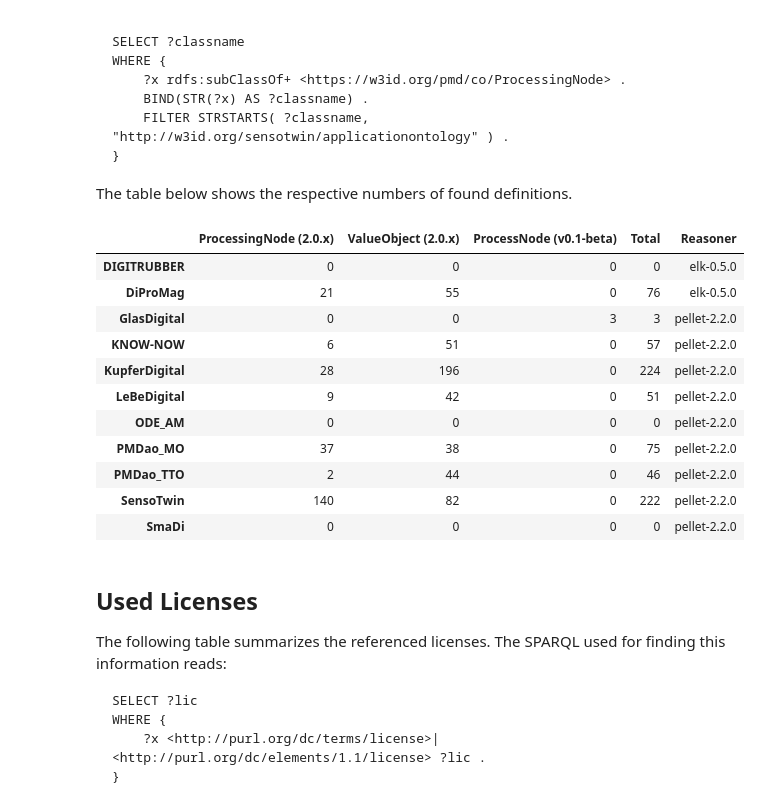
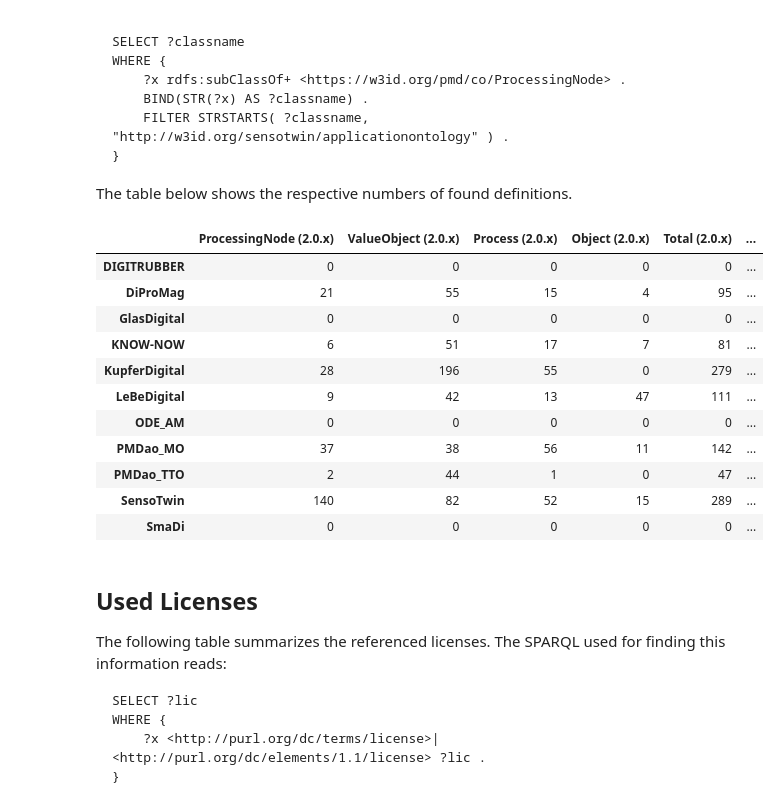
Before and after one commit to materialdigital/materialdigital1_ontology_collection, a Jupyter notebook: eval.ipynb, the cells around one changed output. Cells and saved outputs as stored; diff of their text form; code cells hidden in the pictures.

Commit message:
added base concepts from pmdco

```diff
--- a/eval.ipynb
+++ b/eval.ipynb
@@ -128,25 +128,29 @@ The table below shows the respective numbers of found definitions.
 # %%
 pmdusage = {ont: {
     'ProcessingNode (2.0.x)': item['processingnodes']['pmdco-2.0.7']['count'],
     'ValueObject (2.0.x)': item['valueobjects']['pmdco-2.0.7']['count'],
+    'Process (2.0.x)': item['processes']['pmdco-2.0.7']['count'],
+    'Object (2.0.x)': item['objects']['pmdco-2.0.7']['count'],
+    'Total (2.0.x)': item['processingnodes']['pmdco-2.0.7']['count']+item['valueobjects']['pmdco-2.0.7']['count']+item['processes']['pmdco-2.0.7']['count']+item['objects']['pmdco-2.0.7']['count'],
     'ProcessNode (v0.1-beta)': item['processingnodes']['pmdco-v0.1-beta']['count'],
-    'Total': item['processingnodes']['pmdco-2.0.7']['count']+item['valueobjects']['pmdco-2.0.7']['count']+item['processingnodes']['pmdco-v0.1-beta']['count'],
+    'Total (v0.1-beta)': item['processingnodes']['pmdco-v0.1-beta']['count'],
+    'Total (both)': item['processingnodes']['pmdco-2.0.7']['count']+item['valueobjects']['pmdco-2.0.7']['count']+item['processes']['pmdco-2.0.7']['count']+item['objects']['pmdco-2.0.7']['count']+item['processingnodes']['pmdco-v0.1-beta']['count'],
     'Reasoner': f"{item['reasoner']['reasoner']}-{item['reasoner']['version']}"
 } for ont, item in data.items()}
 pd.DataFrame(pmdusage).T
 # %% [output]
-|  | ProcessingNode (2.0.x) | ValueObject (2.0.x) | ProcessNode (v0.1-beta) | Total | Reasoner |
-| DIGITRUBBER | 0 | 0 | 0 | 0 | elk-0.5.0 |
-| DiProMag | 21 | 55 | 0 | 76 | elk-0.5.0 |
-| GlasDigital | 0 | 0 | 3 | 3 | pellet-2.2.0 |
-| KNOW-NOW | 6 | 51 | 0 | 57 | pellet-2.2.0 |
-| KupferDigital | 28 | 196 | 0 | 224 | pellet-2.2.0 |
-| LeBeDigital | 9 | 42 | 0 | 51 | pellet-2.2.0 |
-| ODE_AM | 0 | 0 | 0 | 0 | pellet-2.2.0 |
-| PMDao_MO | 37 | 38 | 0 | 75 | pellet-2.2.0 |
-| PMDao_TTO | 2 | 44 | 0 | 46 | pellet-2.2.0 |
-| SensoTwin | 140 | 82 | 0 | 222 | pellet-2.2.0 |
-| SmaDi | 0 | 0 | 0 | 0 | pellet-2.2.0 |
+|  | ProcessingNode (2.0.x) | ValueObject (2.0.x) | Process (2.0.x) | Object (2.0.x) | Total (2.0.x) | ... |
+| DIGITRUBBER | 0 | 0 | 0 | 0 | 0 | ... |
+| DiProMag | 21 | 55 | 15 | 4 | 95 | ... |
+| GlasDigital | 0 | 0 | 0 | 0 | 0 | ... |
+| KNOW-NOW | 6 | 51 | 17 | 7 | 81 | ... |
+| KupferDigital | 28 | 196 | 55 | 0 | 279 | ... |
+| LeBeDigital | 9 | 42 | 13 | 47 | 111 | ... |
+| ODE_AM | 0 | 0 | 0 | 0 | 0 | ... |
+| PMDao_MO | 37 | 38 | 56 | 11 | 142 | ... |
+| PMDao_TTO | 2 | 44 | 1 | 0 | 47 | ... |
+| SensoTwin | 140 | 82 | 52 | 15 | 289 | ... |
+| SmaDi | 0 | 0 | 0 | 0 | 0 | ... |
 # %% [markdown]
 ## Used Licenses
 The following table summarizes the referenced licenses. The SPARQL used for finding this information reads:
```
Also changed, not shown: parts of 1 cell of this notebook, 12 other files.
